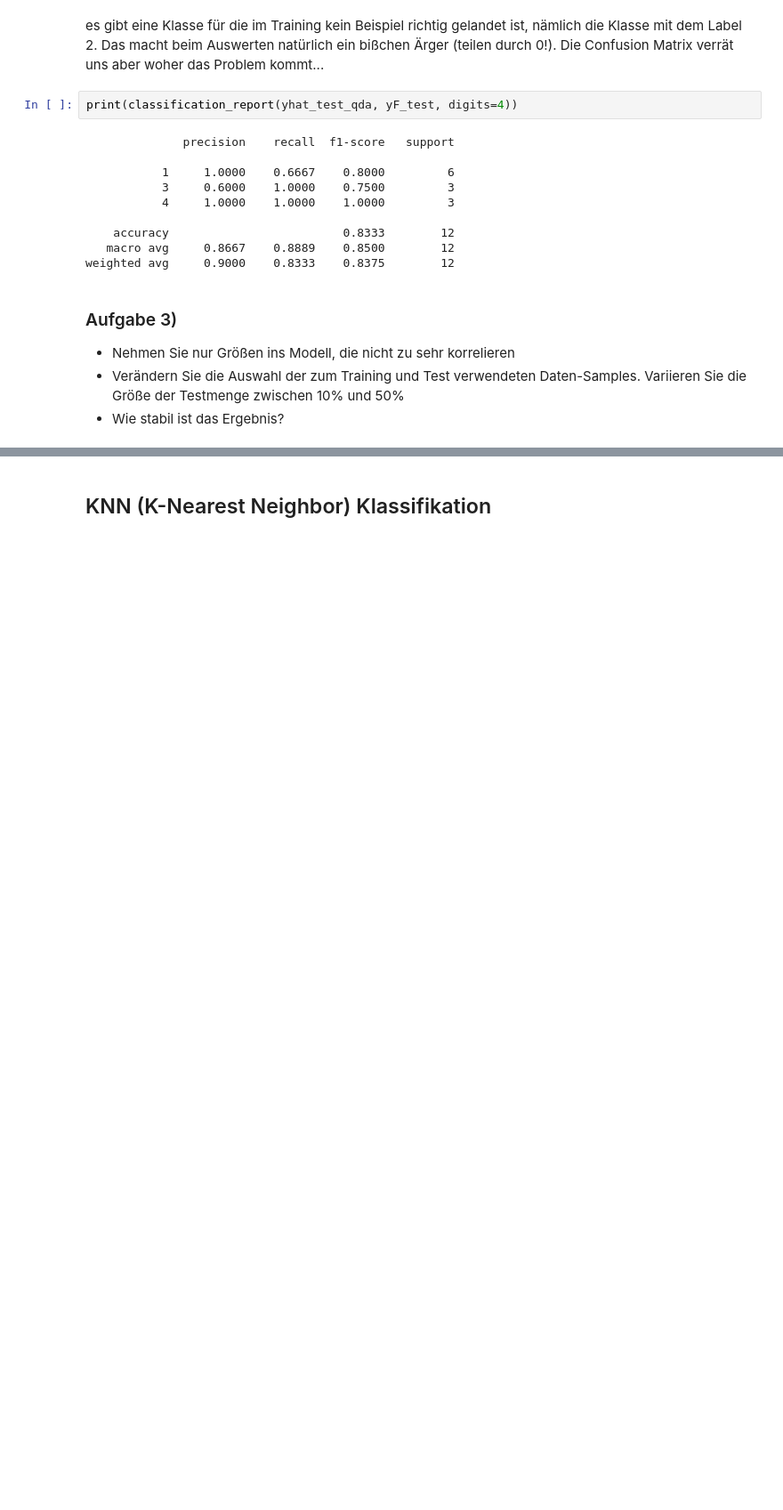
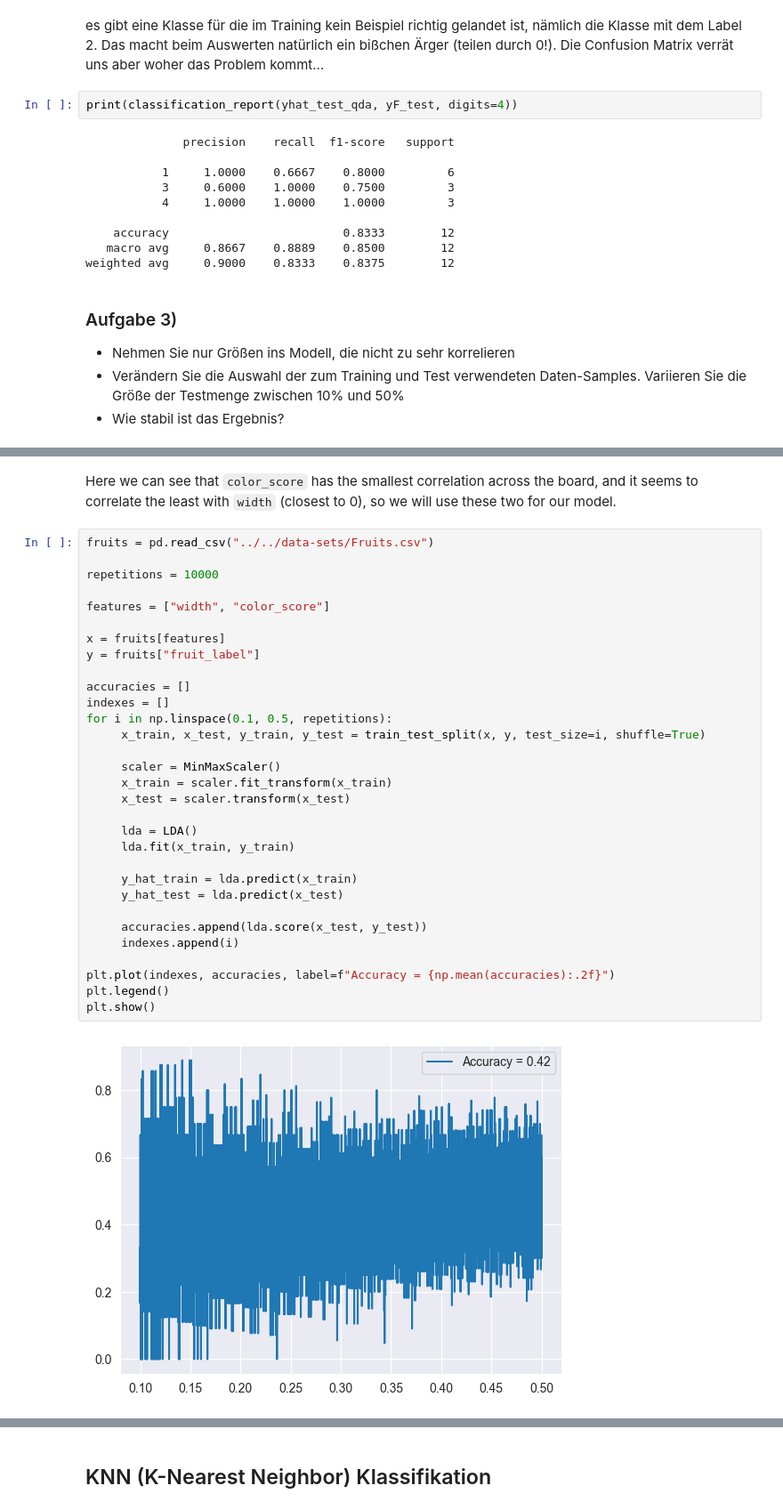
Before and after one commit to Bajtinus/ML-Project, a Jupyter notebook: ELO-files/Python/ML_Lecture3_Classification.ipynb, the cells around one changed output, grey strips where cells are left out. Shown at 89% size. Cells and saved outputs as stored; diff of their text form; blank space fills up the shorter version.

```diff
--- a/ELO-files/Python/ML_Lecture3_Classification.ipynb
+++ b/ELO-files/Python/ML_Lecture3_Classification.ipynb
@@ -704,0 +716,35 @@ weighted avg     0.9000    0.8333    0.8375        12
+# %% [markdown]
+Here we can see that `color_score` has the smallest correlation across the board, and it seems to correlate the least with `width` (closest to 0), so we will use these two for our model.
+# %%
+fruits = pd.read_csv("../../data-sets/Fruits.csv")
+
+repetitions = 10000
+
+features = ["width", "color_score"]
+
+x = fruits[features]
+y = fruits["fruit_label"]
+
+accuracies = []
+indexes = []
+for i in np.linspace(0.1, 0.5, repetitions):
+     x_train, x_test, y_train, y_test = train_test_split(x, y, test_size=i, shuffle=True)
+
+     scaler = MinMaxScaler()
+     x_train = scaler.fit_transform(x_train)
+     x_test = scaler.transform(x_test)
+
+     lda = LDA()
+     lda.fit(x_train, y_train)
+
+     y_hat_train = lda.predict(x_train)
+     y_hat_test = lda.predict(x_test)
+
+     accuracies.append(lda.score(x_test, y_test))
+     indexes.append(i)
+
+plt.plot(indexes, accuracies, label=f"Accuracy = {np.mean(accuracies):.2f}")
+plt.legend()
+plt.show()
+# %% [output]
+[figure, added]
```
Also changed, not shown: parts of 2 cells of this notebook.
